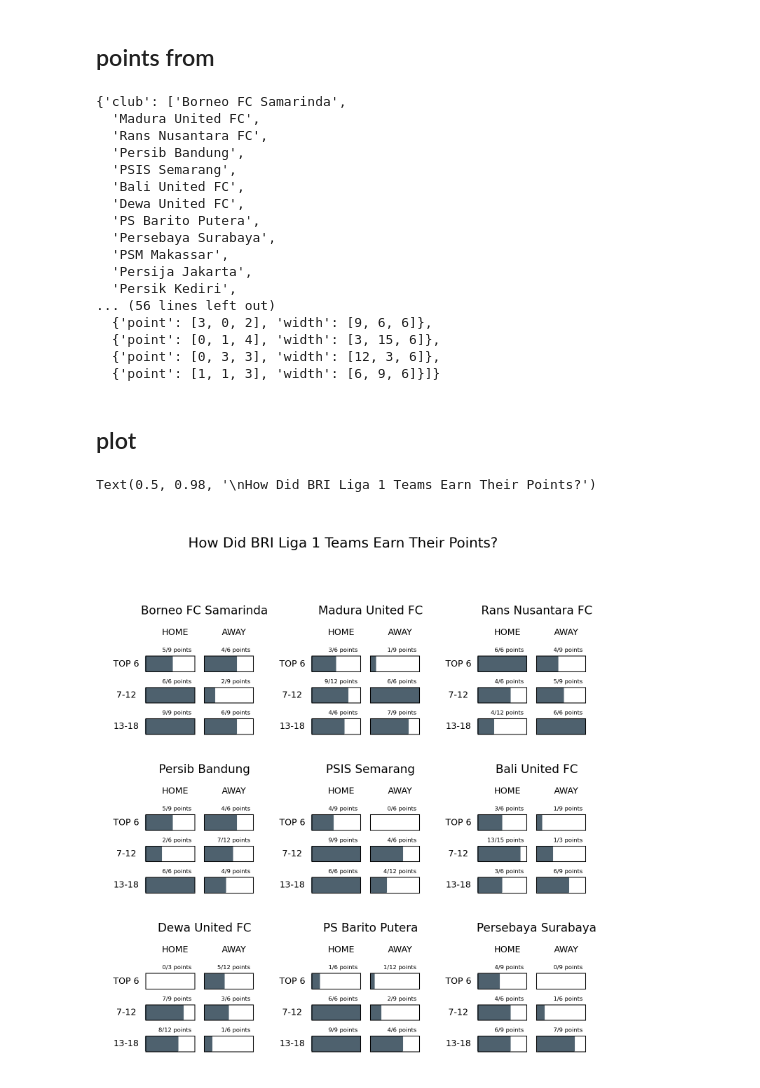
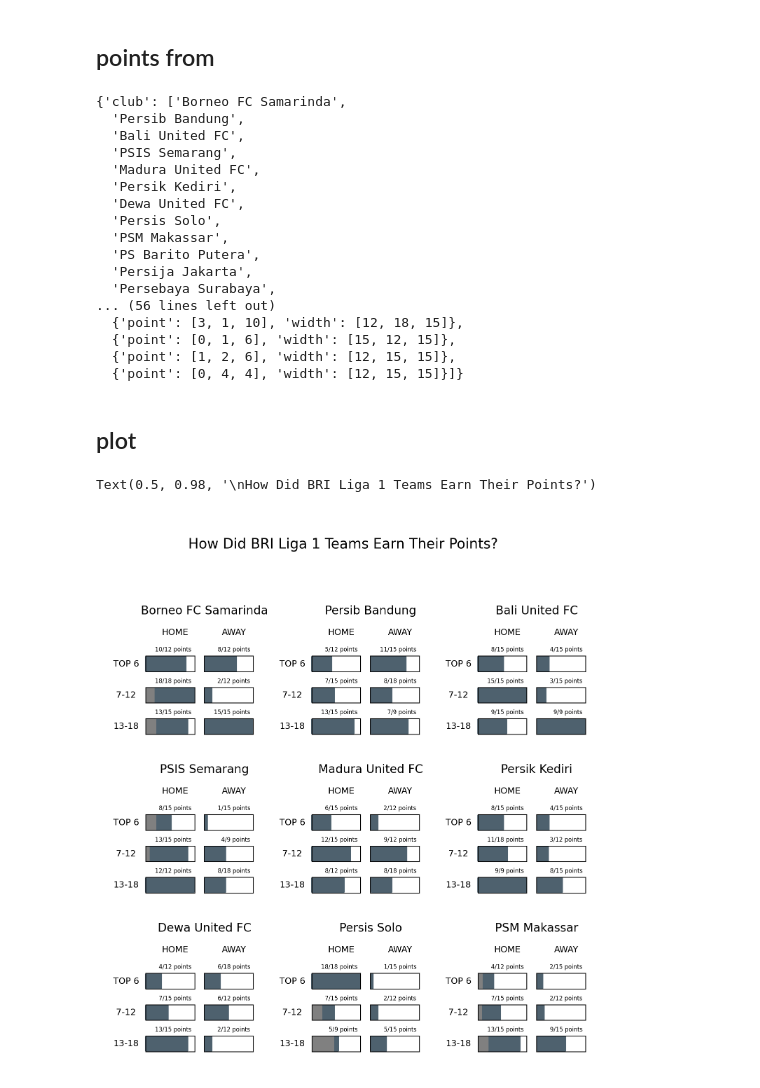
Before and after one commit to lpttprnc/liga-1, a Jupyter notebook: bener.ipynb, the cells around one changed output. Saved outputs shown, nothing was run; the diff lists cells and outputs as text; code cells hidden in the pictures.

```diff
--- a/bener.ipynb
+++ b/bener.ipynb
@@ -101,8 +98,9 @@ points
 ## home-away pairs
 # %%
 # home-away pairs dataframe (dataframe 2)
-df_pairs=df.groupby(["home","away"]).agg({'hscore':['max'],'ascore':['max'],
-                                     'hpoint':['max'],'apoint':['max']})
+df_pairs=df.loc[df['week']<=pekanke].groupby(["home","away"]).agg({'hscore':['max'],'ascore':['max'],
+                                                                   'hpoint':['max'],'apoint':['max'],
+                                                                   'week':['max']})
 df_pairs.columns=df_pairs.columns.droplevel(1)
 df_pairs
 # %% [output]
@@ -168,8 +191,8 @@ tables
 priority_index = np.array((range(18,0,-1)))
 
 # priority sorted dataframe (dataframe 4)
-sort_h2h = tables[['Clubs','Points']]
-sort_h2h.insert(2,'pr',priority_index)
+sort_h2h = tables[['Clubs','Played','Won','Drawn','Lost','GF','GA','GD','Points']]
+sort_h2h.insert(9,'pr',priority_index)
 sort_h2h
 
 for i in range (1,len(sort_h2h)+1,1):
@@ -208,19 +231,15 @@ for i in range (1,len(sort_h2h)+1,1):
 
             # if both matches have played
             elif len(game)==2:
-                i1_score = (df_pairs.loc[[ (sort_h2h['Clubs'][i],sort_h2h['Clubs'][i+1]) ]]['hpoint'] +
-                            df_pairs.loc[[ (sort_h2h['Clubs'][i+1],sort_h2h['Clubs'][i]) ]]['apoint'])
-                i2_score = (df_pairs.loc[[ (sort_h2h['Clubs'][i],sort_h2h['Clubs'][i+1]) ]]['apoint'] +
-                            df_pairs.loc[[ (sort_h2h['Clubs'][i+1],sort_h2h['Clubs'][i]) ]]['hpoint'])
+                i1_score = (df_pairs.loc[[ (sort_h2h['Clubs'][i],sort_h2h['Clubs'][i+1]) ]]['hpoint'].values +
+                            df_pairs.loc[[ (sort_h2h['Clubs'][i+1],sort_h2h['Clubs'][i]) ]]['apoint'].values)
+                i2_score = (df_pairs.loc[[ (sort_h2h['Clubs'][i],sort_h2h['Clubs'][i+1]) ]]['apoint'].values +
+                            df_pairs.loc[[ (sort_h2h['Clubs'][i+1],sort_h2h['Clubs'][i]) ]]['hpoint'].values)
 
             # switch priority index if prior higher-team lost h2h points against prior lower-team
             if i1_score < i2_score:
-                #sort_h2h.at[i,'pr'] = sort_h2h['pr'][i]-1
-                #sort_h2h.at[i+1,'pr'] = sort_h2h['pr'][i+1]+1
-
-                # just found better algorithm (((:
-                temp1, temp2 = sort_h2h.loc[i].copy(), sort_h2h.loc[i+1].copy()
-                sort_h2h.loc[i],sort_h2h.loc[i+1] = temp2, temp1
+                sort_h2h.at[i,'pr'] = sort_h2h['pr'][i]-1
+                sort_h2h.at[i+1,'pr'] = sort_h2h['pr'][i+1]+1
 
     except:
         pass
@@ -247,5 +266,6 @@ sort_h2h
 # %%
-# ga usah dirun
 # check standings resulted from above process before sort_values command!
-#sort_h2h = sort_h2h.sort_values(by='pr', ascending=False).reset_index(drop=True)
-#sort_h2h
+sort_h2h["Clubs_lower"] = sort_h2h["Clubs"].str.lower()
+sort_h2h = sort_h2h.sort_values(by=['pr','GD','GF','Clubs_lower'], ascending=False).reset_index(drop=True)
+sort_h2h.drop(columns=["Clubs_lower"], inplace=True)
+sort_h2h
@@ -346,6 +380,15 @@ for ii, cl in zip (range(len(merg['Clubs'])), dct['club']):
             fhome_points,fhome_width = earnfrom(mask.loc[(mask['home']==cl) &
                                                          ((mask['stadium']!=std_mask['homebase'].values[0])&
                                                           (mask['city']!='Solo'))]['hpoint'])
+        elif 'Persib' in cl:
+            # points earned at home
+            home_points, home_width = earnfrom(mask.loc[(mask['home']==cl) &
+                                                        ((mask['stadium']==std_mask['homebase'].values[0])|
+                                                         (mask['city']=='Bandung'))]['hpoint'])
+            # points earned at false-home
+            fhome_points,fhome_width = earnfrom(mask.loc[(mask['home']==cl) &
+                                                         ((mask['stadium']!=std_mask['homebase'].values[0])&
+                                                          (mask['city']!='Bandung'))]['hpoint'])
         else:
             # points earned at home
             home_points, home_width = earnfrom(mask.loc[(mask['home']==cl) &
@@ -367,26 +410,26 @@ for ii, cl in zip (range(len(merg['Clubs'])), dct['club']):
 dct
 # %% [output]
 {'club': ['Borneo FC Samarinda',
+  'Persib Bandung',
+  'Bali United FC',
+  'PSIS Semarang',
   'Madura United FC',
-  'Rans Nusantara FC',
-  'Persib Bandung',
-  'PSIS Semarang',
-  'Bali United FC',
+  'Persik Kediri',
   'Dewa United FC',
+  'Persis Solo',
+  'PSM Makassar',
   'PS Barito Putera',
+  'Persija Jakarta',
   'Persebaya Surabaya',
-  'PSM Makassar',
-  'Persija Jakarta',
-  'Persik Kediri',
 ... (56 lines left out)
-  {'point': [3, 0, 2], 'width': [9, 6, 6]},
-  {'point': [0, 1, 4], 'width': [3, 15, 6]},
-  {'point': [0, 3, 3], 'width': [12, 3, 6]},
-  {'point': [1, 1, 3], 'width': [6, 9, 6]}]}
+  {'point': [3, 1, 10], 'width': [12, 18, 15]},
+  {'point': [0, 1, 6], 'width': [15, 12, 15]},
+  {'point': [1, 2, 6], 'width': [12, 15, 15]},
+  {'point': [0, 4, 4], 'width': [12, 15, 15]}]}
 # %% [markdown]
 ## plot
 # %%
-fig, ax = plt.subplots(3,3,figsize = (6,6), dpi=300)
+fig, ax = plt.subplots(3,3,figsize = (6,6), dpi=300, facecolor='white')
 
 plt.setp(ax, xlim=(0, 1), ylim=(0, 1))
 
@@ -418,37 +461,37 @@ for axn, cl in zip (ax.flat, range(len(dct['club'][:9]))): #9,18
         if (fhomebar != 0) & ((dct['home'][cl]['width'][j]+dct['fhome'][cl]['width'][j])!=0):
             axn.fill_between(x = [1/4+.005, 1/4+(5/16)*fhomebar],
                              y1 = i+.005, y2 = i+.1-.005,
-                             color = '#4e616e')
+                             color = 'gray')
 
         if (awaybar != 0) & (dct['away'][cl]['width'][j]!=0):
             axn.fill_between(x = [5/8+.005, 5/8+(5/16)*awaybar-.005],
                              y1 = i+.005, y2 = i+.1-.005,
                              color = '#4e616e')
 
         # label home points earned
         axn.annotate(xy = ((1/4+5/16-.02), (i+.12)),
                      text = (str(dct['home'][cl]['point'][j]+dct['fhome'][cl]['point'][j])+'/'+
                              str(dct['home'][cl]['width'][j]+dct['fhome'][cl]['width'][j])+' points'),
                      ha = 'right', va = 'bottom',
                      size = 4)
 
         # label away points earned
         axn.annotate(xy = ((5/8+5/16-.02), (i+.12)),
                      text = str(dct['away'][cl]['point'][j])+'/'+str(dct['away'][cl]['width'][j])+' points',
                      ha = 'right', va = 'bottom',
                      size = 4)
 
         # draw edgeline
         for ix in [1/4,5/8]:
             axn.add_patch(patches.Rectangle((ix, i), 5/16, .1, facecolor="none", ec='k', lw=.5))
 
     # set aspect ratio
     axn.set(adjustable='box', aspect='equal')
     # no axis
     axn.axis('off')
 
 # add title
 fig.suptitle("\nHow Did BRI Liga 1 Teams Earn Their Points?", size=9.5)
 # %% [output]
 Text(0.5, 0.98, '\nHow Did BRI Liga 1 Teams Earn Their Points?')
-[figure, old version]
+[figure, new version]
```
Also changed, not shown: parts of 12 cells of this notebook, 4 other files.
